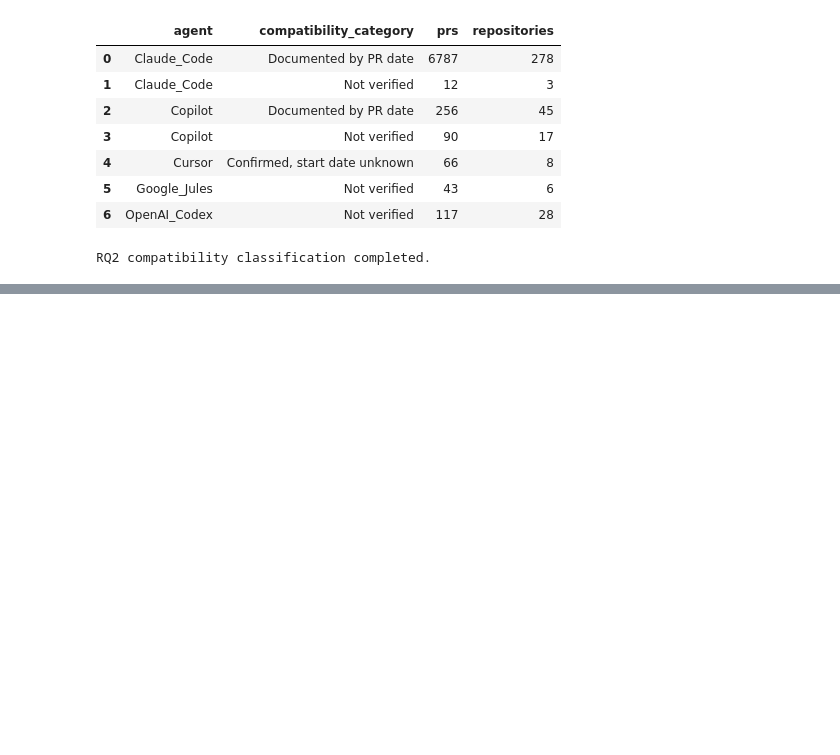
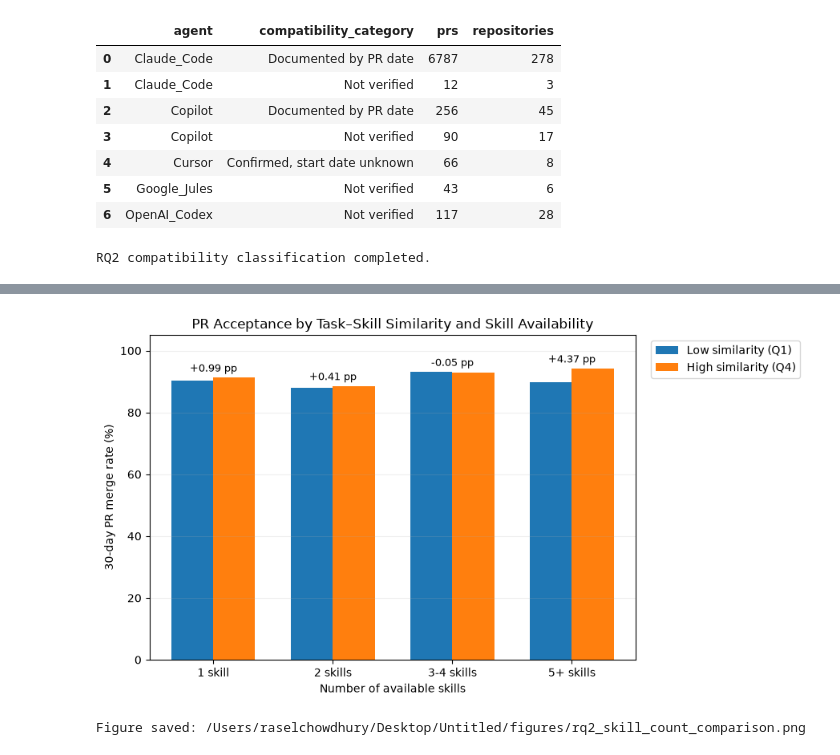
Before and after one commit to ribarb65/agent-skills-pr-acceptance, a Jupyter notebook: notebooks/02_rq2_analysis.ipynb, the cells around one changed output, grey strips where cells are left out. Cells and saved outputs as stored; diff of their text form; code cells hidden in the pictures; blank space fills up the shorter version.

```diff
--- a/notebooks/02_rq2_analysis.ipynb
+++ b/notebooks/02_rq2_analysis.ipynb
@@ -525,0 +2656,57 @@ RQ2 compatibility classification completed.
+# %%
+
+groups = ["1 skill", "2 skills", "3-4 skills", "5+ skills"]
+
+plot_data = rate_comparison.reindex(groups)
+
+x = np.arange(len(groups))
+width = 0.35
+
+fig, ax = plt.subplots(figsize=(9, 5))
+
+ax.bar(
+    x - width / 2,
+    plot_data["Q1 - Lowest"],
+    width,
+    label="Low similarity (Q1)"
+)
+
+ax.bar(
+    x + width / 2,
+    plot_data["Q4 - Highest"],
+    width,
+    label="High similarity (Q4)"
+)
+
+for i, difference in enumerate(plot_data["difference_pp"]):
+    ax.text(
+        x[i],
+        max(
+            plot_data["Q1 - Lowest"].iloc[i],
+            plot_data["Q4 - Highest"].iloc[i]
+        ) + 2,
+        f"{difference:+.2f} pp",
+        ha="center",
+        fontsize=9
+    )
+
+ax.set_xticks(x)
+ax.set_xticklabels(groups)
+ax.set_xlabel("Number of available skills")
+ax.set_ylabel("30-day PR merge rate (%)")
+ax.set_title("PR Acceptance by Task–Skill Similarity and Skill Availability")
+ax.set_ylim(0, 105)
+ax.legend(loc="upper left", bbox_to_anchor=(1.02, 1))
+ax.grid(axis="y", alpha=0.2)
+
+fig.tight_layout()
+
+figure_path = FIG / "rq2_skill_count_comparison.png"
+fig.savefig(figure_path, dpi=300, bbox_inches="tight")
+
+plt.show()
+
+print("Figure saved:", figure_path)
+# %% [output]
+[figure, added]
+Figure saved: /Users/raselchowdhury/Desktop/Untitled/figures/rq2_skill_count_comparison.png
```
Also changed, not shown: parts of 39 cells of this notebook.
